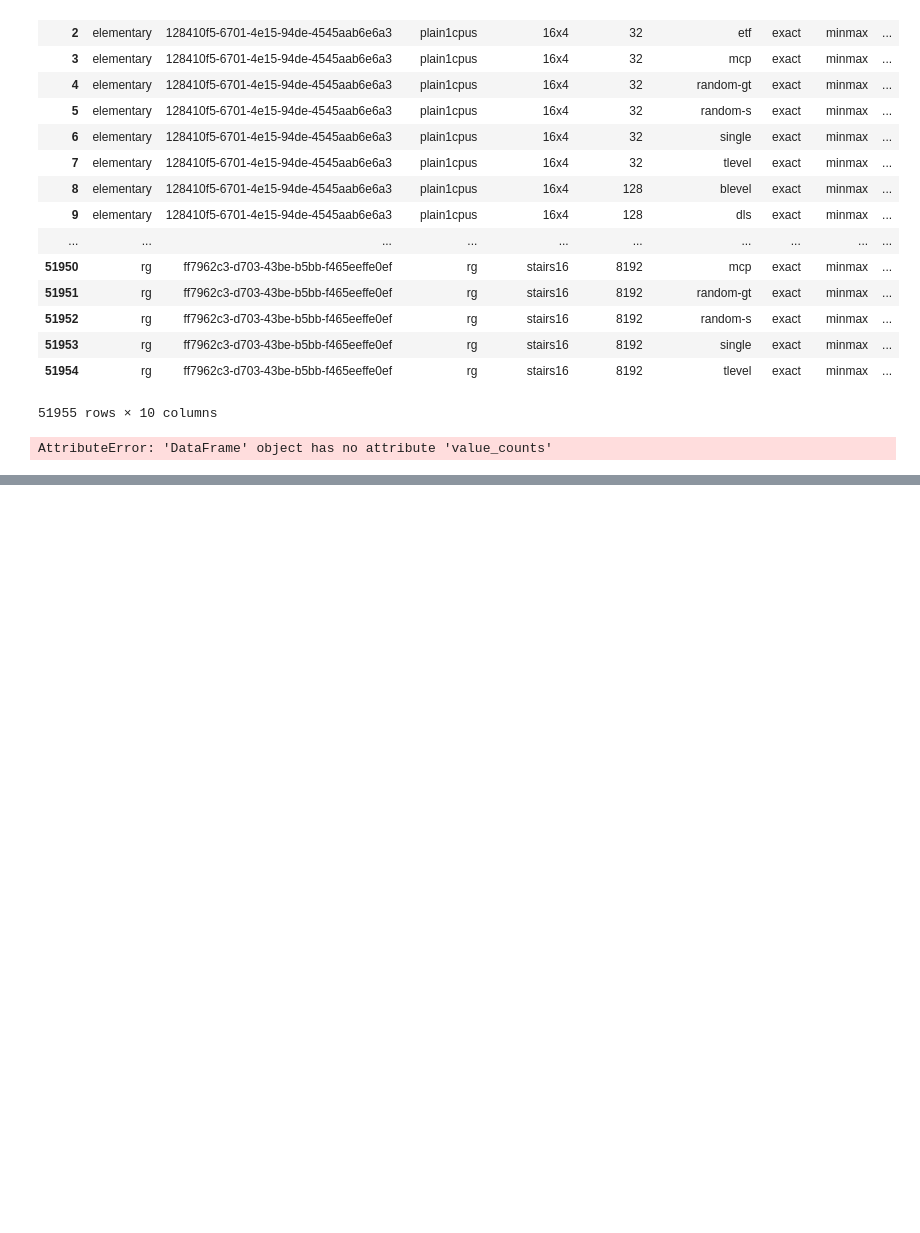
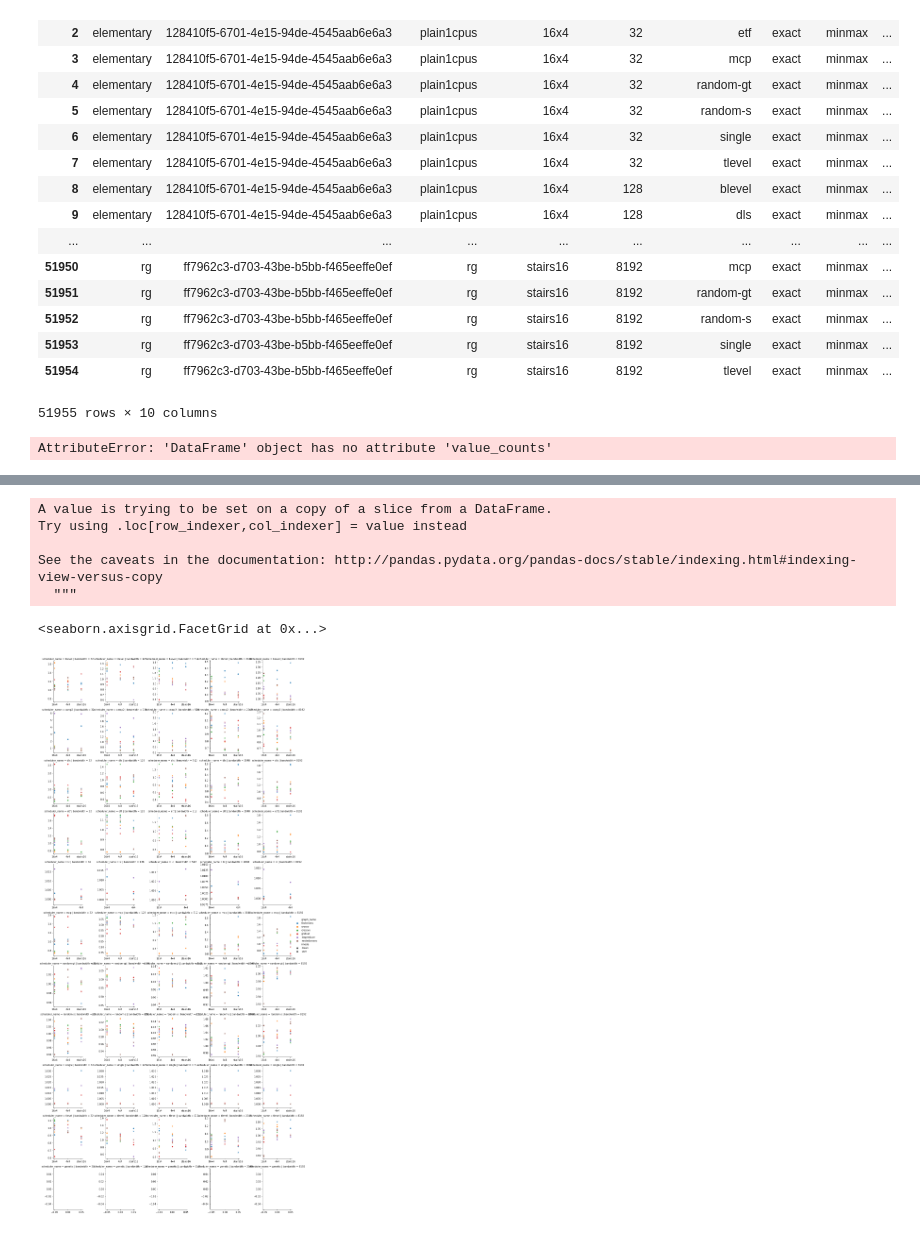
Before and after one commit to Kobzol/estee, a Jupyter notebook: benchmarks/graphs.ipynb, the cells around one changed output, grey strips where cells are left out. Cells and saved outputs as stored; diff of their text form; code cells hidden in the pictures; blank space fills up the shorter version.

Commit message:
ENH: add imode graph

```diff
--- a/benchmarks/graphs.ipynb
+++ b/benchmarks/graphs.ipynb
@@ -13,4 +13,5 @@ data = pd.concat(pd.read_pickle(g) for g in [
     "../salomon/results/rg.zip"
 ])
 data["graph_set"] = data["graph_set"].apply(lambda i: os.path.basename(i))
+data = data.drop(columns="execution_time")
 # %%
@@ -28,11 +28,9 @@ g.map(plt.hist, "ratio");
 # %% [output]
 [figure]
 # %%
-grouped = data.drop(columns="execution_time")
-
-grouped = grouped[(grouped["imode"] == "exact") &
-                  (grouped["netmodel"] == "minmax") &
-                  (grouped["cluster_name"].isin(["4x4", "16x4", "stairs16"]))]
+grouped = data[(data["imode"] == "exact") &
+                (data["netmodel"] == "minmax") &
+                (data["cluster_name"].isin(["4x4", "16x4", "stairs16"]))]
 grouped = grouped.groupby(["graph_set", "graph_id", "graph_name", "cluster_name", "bandwidth", "scheduler_name", "imode", "netmodel", "min_sched_interval"])
 timings = grouped["time"].mean().unstack().dropna().reset_index()
 
@@ -74,3 +72,16 @@ def draw(**kw):
 g.map_dataframe(draw).add_legend()
 # %% [output]
 AttributeError: 'DataFrame' object has no attribute 'value_counts'
+# %%
+grouped = data[(data["min_sched_interval"] == 0.1) &
+                (data["netmodel"] == "minmax") &
+                (data["cluster_name"].isin(["4x4", "16x4", "stairs16"]))]
+grouped = grouped.groupby(["graph_set", "graph_id", "graph_name", "cluster_name", "bandwidth", "scheduler_name", "min_sched_interval", "netmodel", "imode"])
+imodes = grouped["time"].mean().unstack().reset_index()
+
+normalizer = imodes["exact"].copy()
+keys = ("exact", "mean", "user")
+for x in keys:
+    imodes[x] /= normalizer
+imodes = imodes.melt(id_vars=["graph_set", "graph_id", "graph_name", "cluster_name", "bandwidth", "scheduler_name", "min_sched_interval", "netmodel"], value_vars=keys, value_name="exact_ratio")
+imodes
@@ -76,0 +107,17 @@ AttributeError: 'DataFrame' object has no attribute 'value_counts'
+# %%
+irw = imodes[(imodes["graph_set"] == "irw") & (imodes["imode"] != "exact")]
+g = sns.FacetGrid(irw, col="bandwidth", row="scheduler_name", sharey=False, sharex=False)
+def draw(**kw):
+    data = kw["data"]
+    data["bandwidth"] = data["bandwidth"].astype(str)
+    ax = sns.scatterplot(data=data, x="cluster_name", y="exact_ratio", style="imode", hue="graph_name")
+    #ax.set(yscale="log")
+g.map_dataframe(draw).add_legend()
+# %% [output]
+A value is trying to be set on a copy of a slice from a DataFrame.
+Try using .loc[row_indexer,col_indexer] = value instead
+
+See the caveats in the documentation: http://pandas.pydata.org/pandas-docs/stable/indexing.html#indexing-view-versus-copy
+  """
+<seaborn.axisgrid.FacetGrid at 0x...>
+[figure, added]
```
Also changed, not shown: parts of 2 cells of this notebook.
